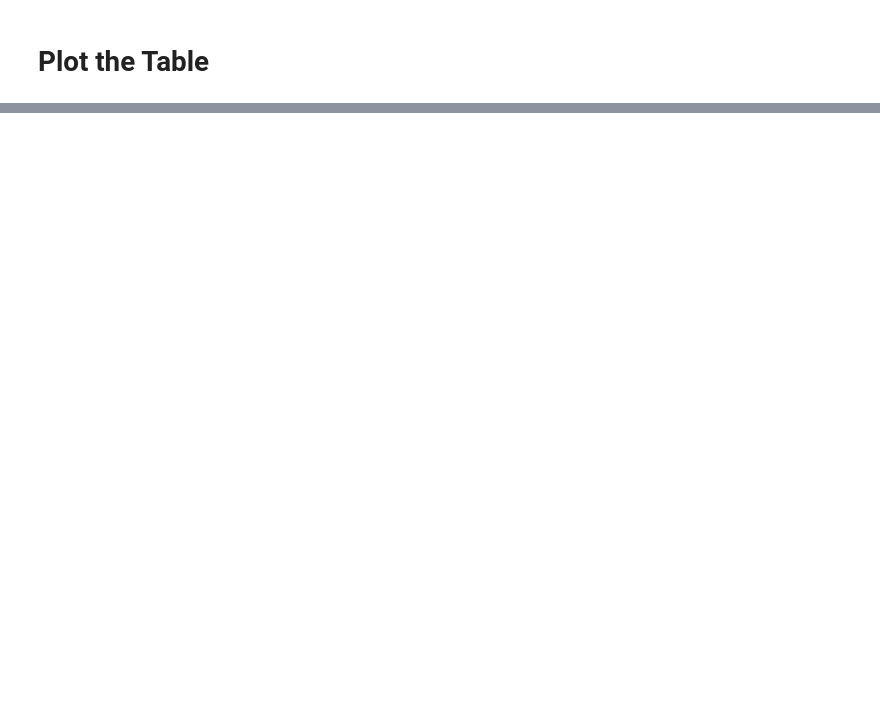
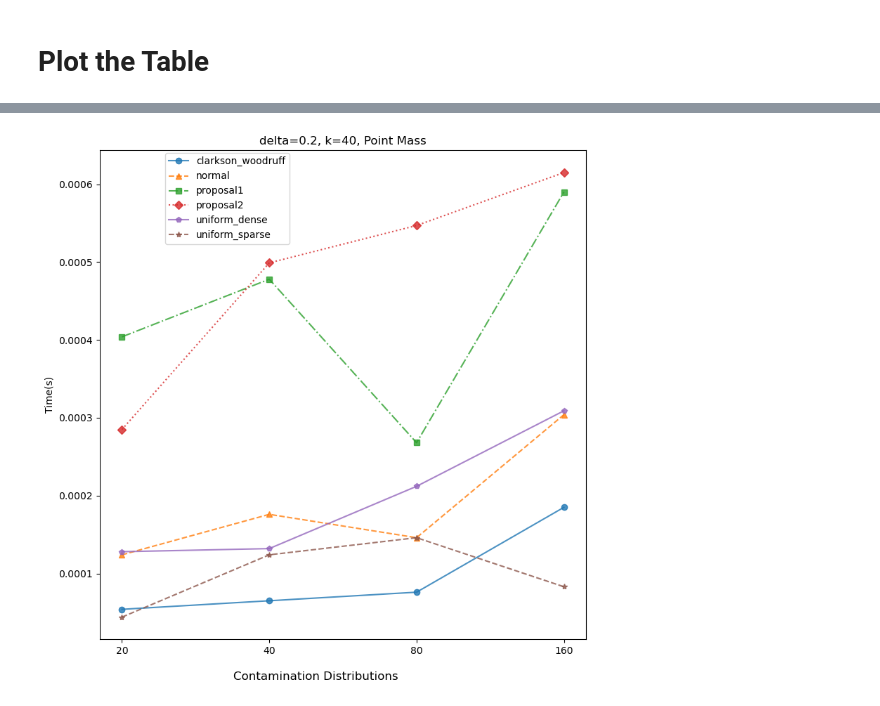
Before and after one commit to Xinming-Dai/RandNLA_Regression, a Jupyter notebook: analysis/plots.ipynb, the cells around one changed output, grey strips where cells are left out. Saved outputs shown, nothing was run; the diff lists cells and outputs as text; code cells hidden in the pictures; blank space fills up the shorter version.

```diff
--- a/analysis/plots.ipynb
+++ b/analysis/plots.ipynb
@@ -74,0 +127,16 @@ plt.show()
+# %%
+# time
+method_exclude = set(['Huber', 'OLS', 'sparse_sign']) # delete sparse_sign for sketching size comparasion
+tables_to_extract = ['time_delta_0_2_k_40_point_mass']
+table_titles = ['delta=0.2, k=40, Point Mass']
+new_x_labels = [20, 40, 80, 160]
+row = 1
+col = len(tables_to_extract)
+plot_name = 'time'
+xlabel = 'Contamination Distributions'
+ylable = 'Time(s)'
+legend_bbox_to_anchor=(0.4, 1.005)
+
+plot(row, col, method_exclude, tables_to_extract, table_titles, new_x_labels, plot_name, xlabel, ylable = ylable, legend_bbox_to_anchor = legend_bbox_to_anchor, figsize = (8, 8))
+# %% [output]
+[figure, added]
```
Also changed, not shown: parts of 7 cells of this notebook, 4 other files.
